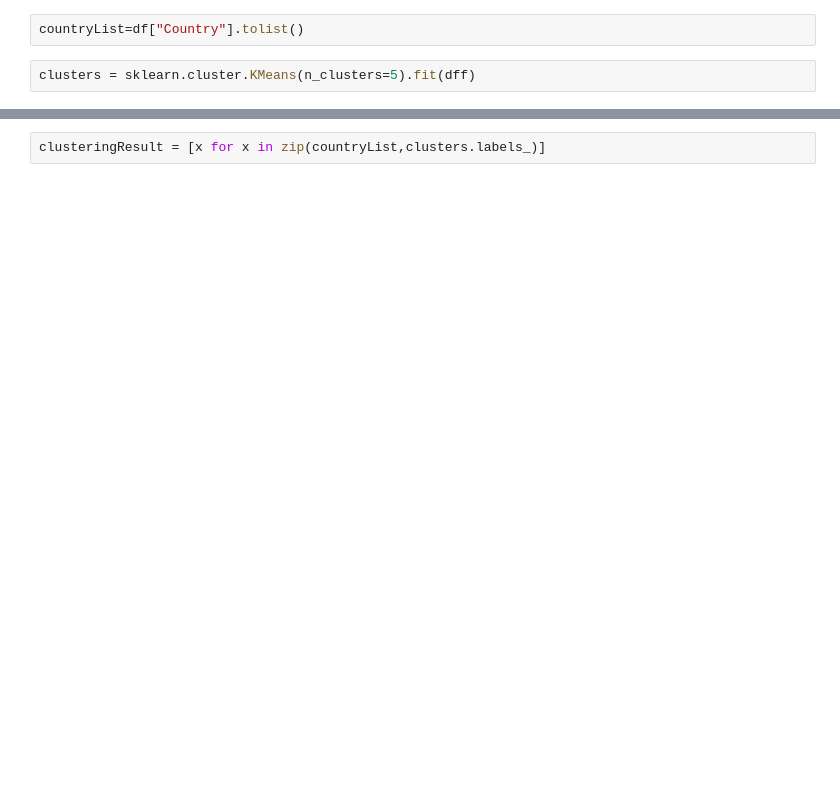
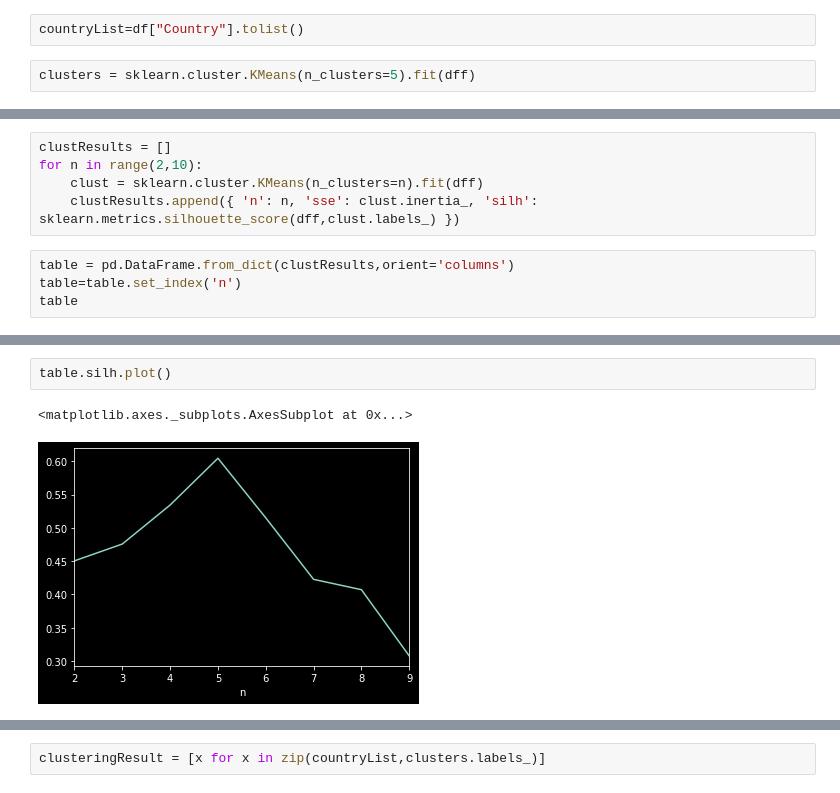
Before and after one commit to theazgra/dataAnalysisCourse, a Jupyter notebook: MAD_III/cv4/CountryHappiness.ipynb, the cells around one changed output, grey strips where cells are left out. Saved outputs shown, nothing was run; the diff lists cells and outputs as text; blank space fills up the shorter version.

```diff
--- a/MAD_III/cv4/CountryHappiness.ipynb
+++ b/MAD_III/cv4/CountryHappiness.ipynb
@@ -40,0 +52,9 @@ len(countryList)
+# %%
+clustResults = []
+for n in range(2,10):
+    clust = sklearn.cluster.KMeans(n_clusters=n).fit(dff)
+    clustResults.append({ 'n': n, 'sse': clust.inertia_, 'silh': sklearn.metrics.silhouette_score(dff,clust.labels_) })
+# %%
+table = pd.DataFrame.from_dict(clustResults,orient='columns')
+table=table.set_index('n')
+table
@@ -40,0 +72,5 @@ len(countryList)
+# %%
+table.silh.plot()
+# %% [output]
+<matplotlib.axes._subplots.AxesSubplot at 0x...>
+[figure, added]
```
Also changed, not shown: parts of 13 cells of this notebook, 3 other files.
